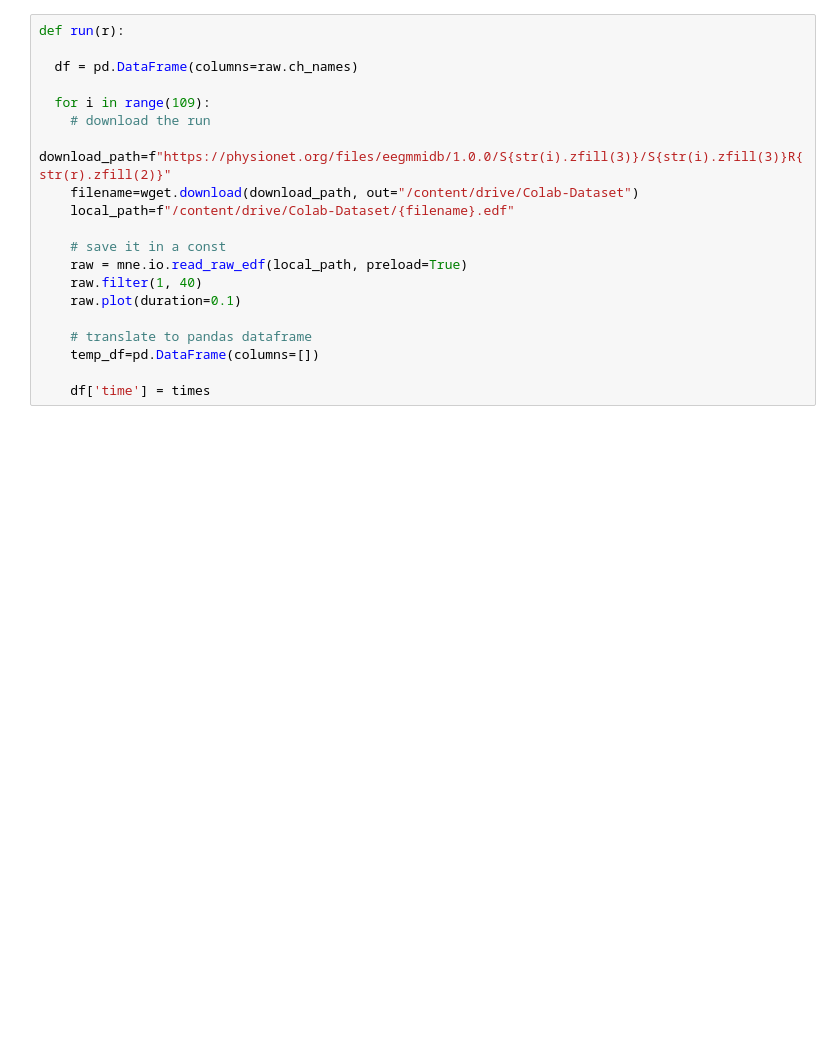
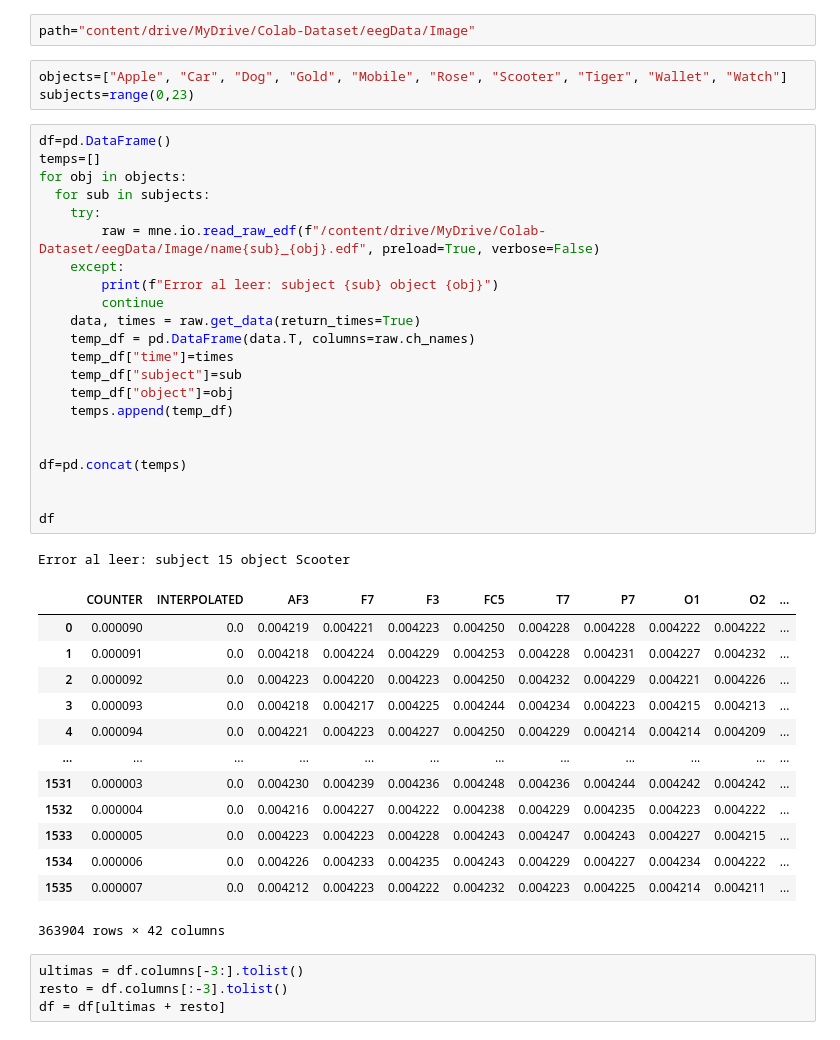
Before and after one commit to emitejadaa/NeuroLinked, a Jupyter notebook: notebooks/edf_editing.ipynb, the cells around one changed output. Saved outputs shown, nothing was run; the diff lists cells and outputs as text; blank space fills up the shorter version.

```diff
--- a/notebooks/edf_editing.ipynb
+++ b/notebooks/edf_editing.ipynb
@@ -33,20 +38,46 @@ import wget
 # %%
-def run(r):
-
-  df = pd.DataFrame(columns=raw.ch_names)
-
-  for i in range(109):
-    # download the run
-    download_path=f"https://physionet.org/files/eegmmidb/1.0.0/S{str(i).zfill(3)}/S{str(i).zfill(3)}R{str(r).zfill(2)}"
-    filename=wget.download(download_path, out="/content/drive/Colab-Dataset")
-    local_path=f"/content/drive/Colab-Dataset/{filename}.edf"
-
-    # save it in a const
-    raw = mne.io.read_raw_edf(local_path, preload=True)
-    raw.filter(1, 40)
-    raw.plot(duration=0.1)
-
-    # translate to pandas dataframe
-    temp_df=pd.DataFrame(columns=[])
-
-    df['time'] = times
+path="content/drive/MyDrive/Colab-Dataset/eegData/Image"
+# %%
+objects=["Apple", "Car", "Dog", "Gold", "Mobile", "Rose", "Scooter", "Tiger", "Wallet", "Watch"]
+subjects=range(0,23)
+# %%
+df=pd.DataFrame()
+temps=[]
+for obj in objects:
+  for sub in subjects:
+    try:
+        raw = mne.io.read_raw_edf(f"/content/drive/MyDrive/Colab-Dataset/eegData/Image/name{sub}_{obj}.edf", preload=True, verbose=False)
+    except:
+        print(f"Error al leer: subject {sub} object {obj}")
+        continue
+    data, times = raw.get_data(return_times=True)
+    temp_df = pd.DataFrame(data.T, columns=raw.ch_names)
+    temp_df["time"]=times
+    temp_df["subject"]=sub
+    temp_df["object"]=obj
+    temps.append(temp_df)
+
+
+df=pd.concat(temps)
+
+
+df
+# %% [output]
+Error al leer: subject 15 object Scooter
+|  | COUNTER | INTERPOLATED | AF3 | F7 | F3 | FC5 | T7 | P7 | O1 | O2 | ... |
+| 0 | 0.000090 | 0.0 | 0.004219 | 0.004221 | 0.004223 | 0.004250 | 0.004228 | 0.004228 | 0.004222 | 0.004222 | ... |
+| 1 | 0.000091 | 0.0 | 0.004218 | 0.004224 | 0.004229 | 0.004253 | 0.004228 | 0.004231 | 0.004227 | 0.004232 | ... |
+| 2 | 0.000092 | 0.0 | 0.004223 | 0.004220 | 0.004223 | 0.004250 | 0.004232 | 0.004229 | 0.004221 | 0.004226 | ... |
+| 3 | 0.000093 | 0.0 | 0.004218 | 0.004217 | 0.004225 | 0.004244 | 0.004234 | 0.004223 | 0.004215 | 0.004213 | ... |
+| 4 | 0.000094 | 0.0 | 0.004221 | 0.004223 | 0.004227 | 0.004250 | 0.004229 | 0.004214 | 0.004214 | 0.004209 | ... |
+| ... | ... | ... | ... | ... | ... | ... | ... | ... | ... | ... | ... |
+| 1531 | 0.000003 | 0.0 | 0.004230 | 0.004239 | 0.004236 | 0.004248 | 0.004236 | 0.004244 | 0.004242 | 0.004242 | ... |
+| 1532 | 0.000004 | 0.0 | 0.004216 | 0.004227 | 0.004222 | 0.004238 | 0.004229 | 0.004235 | 0.004223 | 0.004222 | ... |
+| 1533 | 0.000005 | 0.0 | 0.004223 | 0.004223 | 0.004228 | 0.004243 | 0.004247 | 0.004243 | 0.004227 | 0.004215 | ... |
+| 1534 | 0.000006 | 0.0 | 0.004226 | 0.004233 | 0.004235 | 0.004243 | 0.004229 | 0.004227 | 0.004234 | 0.004222 | ... |
+| 1535 | 0.000007 | 0.0 | 0.004212 | 0.004223 | 0.004222 | 0.004232 | 0.004223 | 0.004225 | 0.004214 | 0.004211 | ... |
+363904 rows × 42 columns
+# %%
+ultimas = df.columns[-3:].tolist()
+resto = df.columns[:-3].tolist()
+df = df[ultimas + resto]
```
Also changed, not shown: parts of 15 cells of this notebook.
